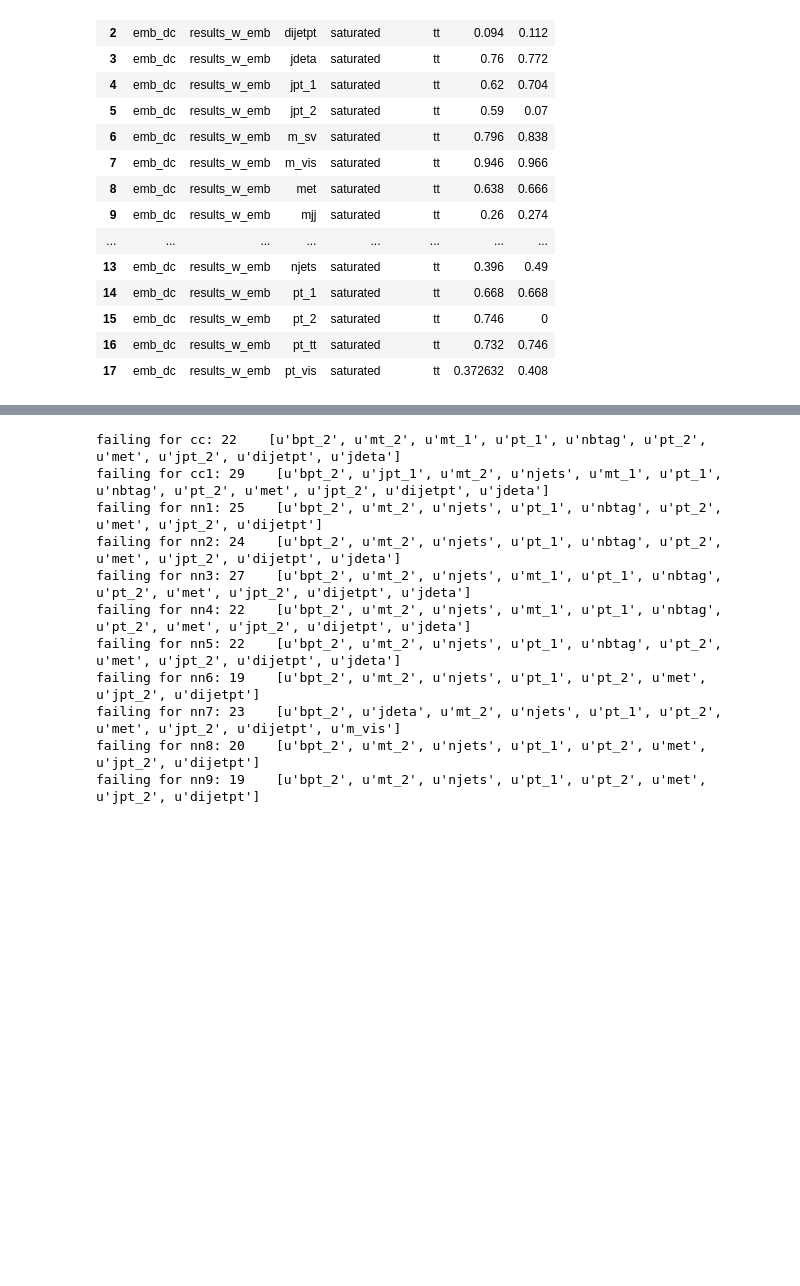
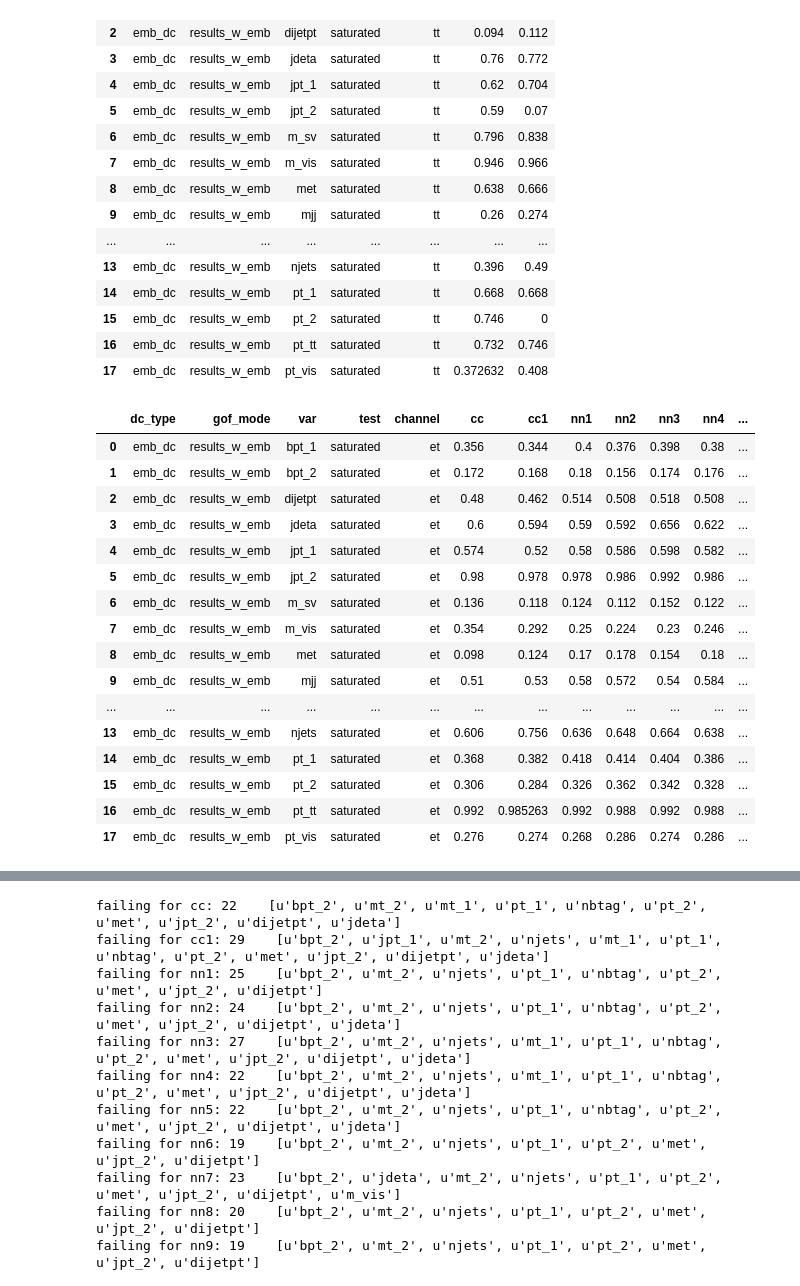
Before and after one commit to msajatov/GOFAnalysis, a Jupyter notebook: src/notebooks/test2.ipynb, the cells around one changed output, grey strips where cells are left out. Saved outputs shown, nothing was run; the diff lists cells and outputs as text; code cells hidden in the pictures; blank space fills up the shorter version.

```diff
--- a/src/notebooks/test2.ipynb
+++ b/src/notebooks/test2.ipynb
@@ -103,6 +120,37 @@ result.style.applymap(color_negative_red) \
 | 15 | emb_dc | results_w_emb | pt_2 | saturated | tt | 0.746 | 0 |
 | 16 | emb_dc | results_w_emb | pt_tt | saturated | tt | 0.732 | 0.746 |
 | 17 | emb_dc | results_w_emb | pt_vis | saturated | tt | 0.372632 | 0.408 |
+# %%
+reload(evalgof)
+from IPython.display import display, HTML
+import evalgof
+df = evalgof.loadDF("")
+
+cols = ["cc1", "nn1", "nn2", "nn3", "nn4", "nn5", "nn6", "nn7", "nn8", "nn9", "nn10"]
+completecols = cols + ["cc"]
+
+result = evalgof.compareSideBySide(df, "cc", cols, "saturated", "et")
+result.style.applymap(color_negative_red) \
+            .apply(highlight_greater_than_base, subset=completecols, axis=1) \
+            .apply(highlight_max, subset=completecols, axis=1)
+# %% [output]
+|  | dc_type | gof_mode | var | test | channel | cc | cc1 | nn1 | nn2 | nn3 | nn4 | ... |
+| 0 | emb_dc | results_w_emb | bpt_1 | saturated | et | 0.356 | 0.344 | 0.4 | 0.376 | 0.398 | 0.38 | ... |
+| 1 | emb_dc | results_w_emb | bpt_2 | saturated | et | 0.172 | 0.168 | 0.18 | 0.156 | 0.174 | 0.176 | ... |
+| 2 | emb_dc | results_w_emb | dijetpt | saturated | et | 0.48 | 0.462 | 0.514 | 0.508 | 0.518 | 0.508 | ... |
+| 3 | emb_dc | results_w_emb | jdeta | saturated | et | 0.6 | 0.594 | 0.59 | 0.592 | 0.656 | 0.622 | ... |
+| 4 | emb_dc | results_w_emb | jpt_1 | saturated | et | 0.574 | 0.52 | 0.58 | 0.586 | 0.598 | 0.582 | ... |
+| 5 | emb_dc | results_w_emb | jpt_2 | saturated | et | 0.98 | 0.978 | 0.978 | 0.986 | 0.992 | 0.986 | ... |
+| 6 | emb_dc | results_w_emb | m_sv | saturated | et | 0.136 | 0.118 | 0.124 | 0.112 | 0.152 | 0.122 | ... |
+| 7 | emb_dc | results_w_emb | m_vis | saturated | et | 0.354 | 0.292 | 0.25 | 0.224 | 0.23 | 0.246 | ... |
+| 8 | emb_dc | results_w_emb | met | saturated | et | 0.098 | 0.124 | 0.17 | 0.178 | 0.154 | 0.18 | ... |
+| 9 | emb_dc | results_w_emb | mjj | saturated | et | 0.51 | 0.53 | 0.58 | 0.572 | 0.54 | 0.584 | ... |
+| ... | ... | ... | ... | ... | ... | ... | ... | ... | ... | ... | ... | ... |
+| 13 | emb_dc | results_w_emb | njets | saturated | et | 0.606 | 0.756 | 0.636 | 0.648 | 0.664 | 0.638 | ... |
+| 14 | emb_dc | results_w_emb | pt_1 | saturated | et | 0.368 | 0.382 | 0.418 | 0.414 | 0.404 | 0.386 | ... |
+| 15 | emb_dc | results_w_emb | pt_2 | saturated | et | 0.306 | 0.284 | 0.326 | 0.362 | 0.342 | 0.328 | ... |
+| 16 | emb_dc | results_w_emb | pt_tt | saturated | et | 0.992 | 0.985263 | 0.992 | 0.988 | 0.992 | 0.988 | ... |
+| 17 | emb_dc | results_w_emb | pt_vis | saturated | et | 0.276 | 0.274 | 0.268 | 0.286 | 0.274 | 0.286 | ... |
 # %%
 reload(evalgof)
 from IPython.display import display, HTML
```
Also changed, not shown: parts of 6 cells of this notebook, 3 other files.
